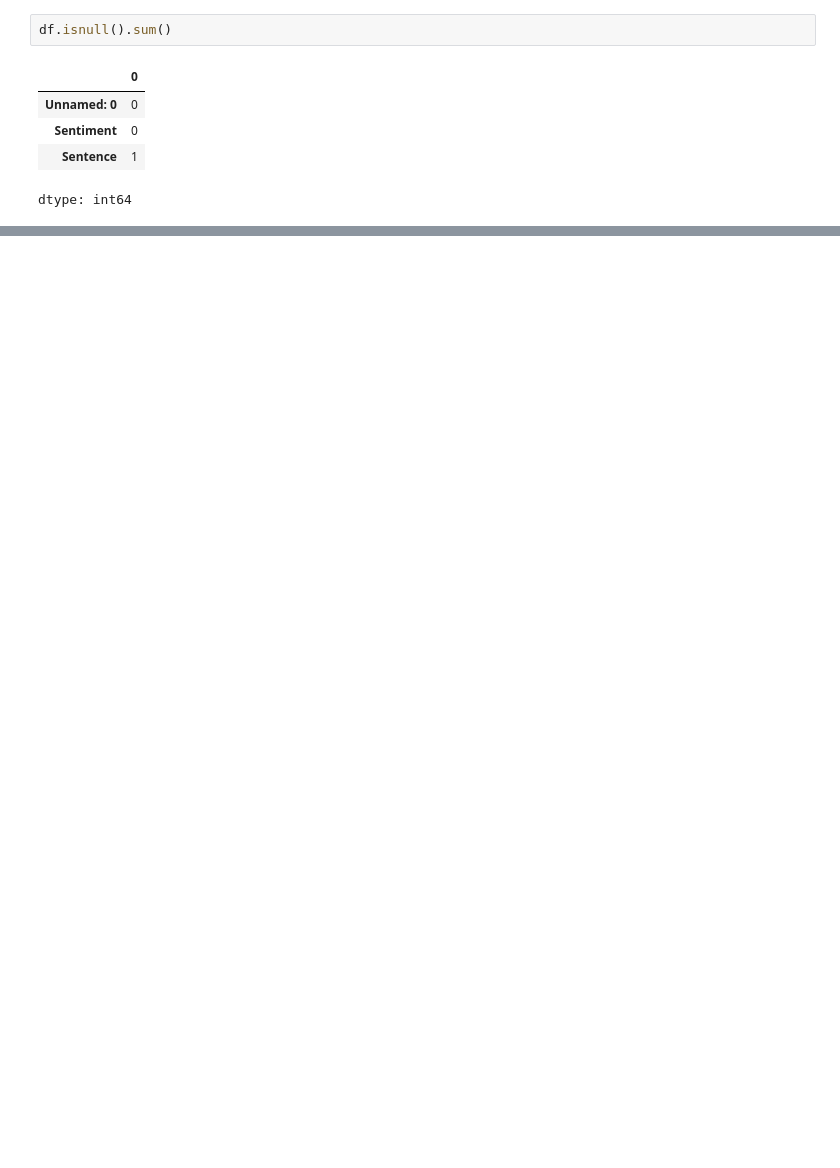
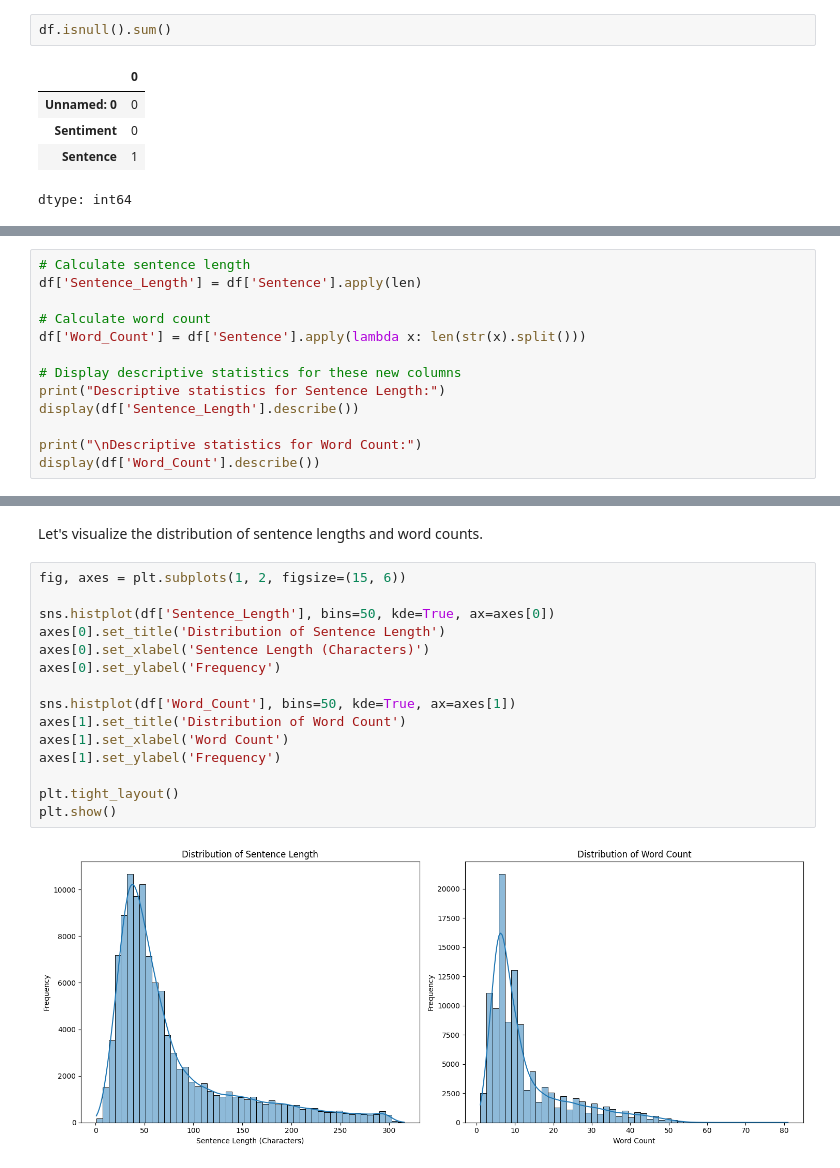
Before and after one commit to devpatel0005/TechMicra-AIML-Summer-Internship, a Jupyter notebook: Stock_Sentiment_Analysis_and_Prediction.ipynb, the cells around one changed output, grey strips where cells are left out. Drawn from its saved outputs; the diff is of its cells as text; blank space fills up the shorter version.

```diff
--- a/Stock_Sentiment_Analysis_and_Prediction.ipynb
+++ b/Stock_Sentiment_Analysis_and_Prediction.ipynb
@@ -68,0 +102,13 @@ memory usage: 2.5+ MB
+# %%
+# Calculate sentence length
+df['Sentence_Length'] = df['Sentence'].apply(len)
+
+# Calculate word count
+df['Word_Count'] = df['Sentence'].apply(lambda x: len(str(x).split()))
+
+# Display descriptive statistics for these new columns
+print("Descriptive statistics for Sentence Length:")
+display(df['Sentence_Length'].describe())
+
+print("\nDescriptive statistics for Word Count:")
+display(df['Word_Count'].describe())
@@ -68,0 +138,19 @@ memory usage: 2.5+ MB
+# %% [markdown]
+Let's visualize the distribution of sentence lengths and word counts.
+# %%
+fig, axes = plt.subplots(1, 2, figsize=(15, 6))
+
+sns.histplot(df['Sentence_Length'], bins=50, kde=True, ax=axes[0])
+axes[0].set_title('Distribution of Sentence Length')
+axes[0].set_xlabel('Sentence Length (Characters)')
+axes[0].set_ylabel('Frequency')
+
+sns.histplot(df['Word_Count'], bins=50, kde=True, ax=axes[1])
+axes[1].set_title('Distribution of Word Count')
+axes[1].set_xlabel('Word Count')
+axes[1].set_ylabel('Frequency')
+
+plt.tight_layout()
+plt.show()
+# %% [output]
+[figure, added]
```
Also changed, not shown: parts of 14 cells of this notebook.
